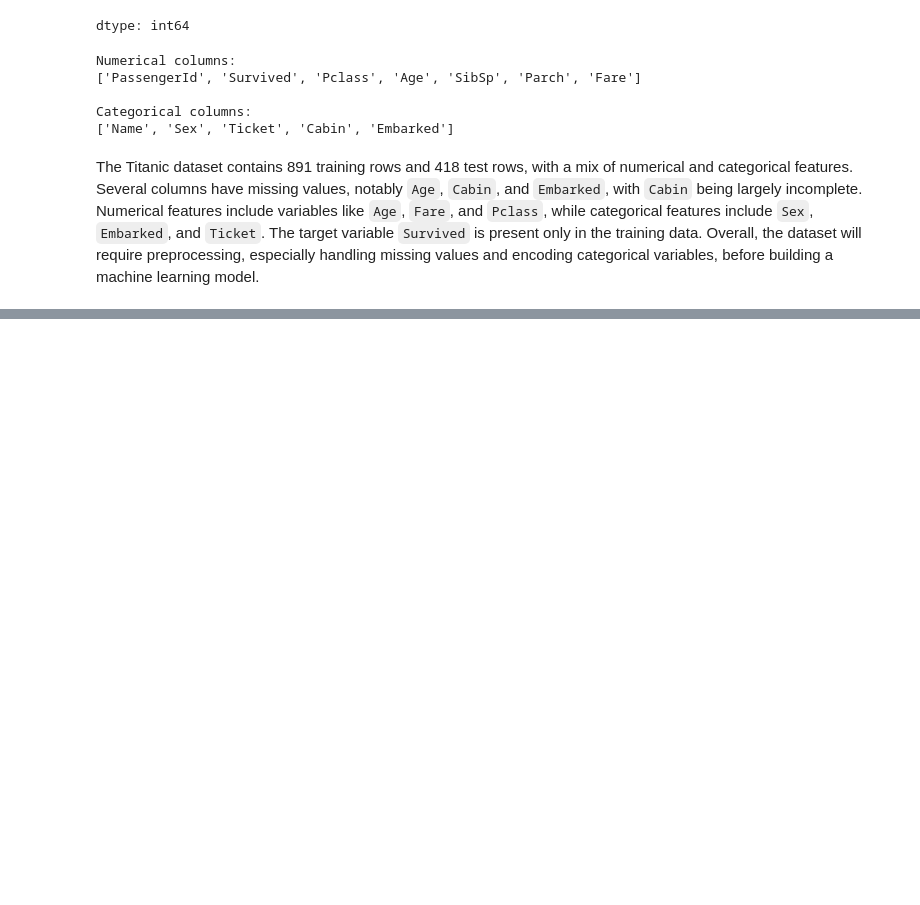
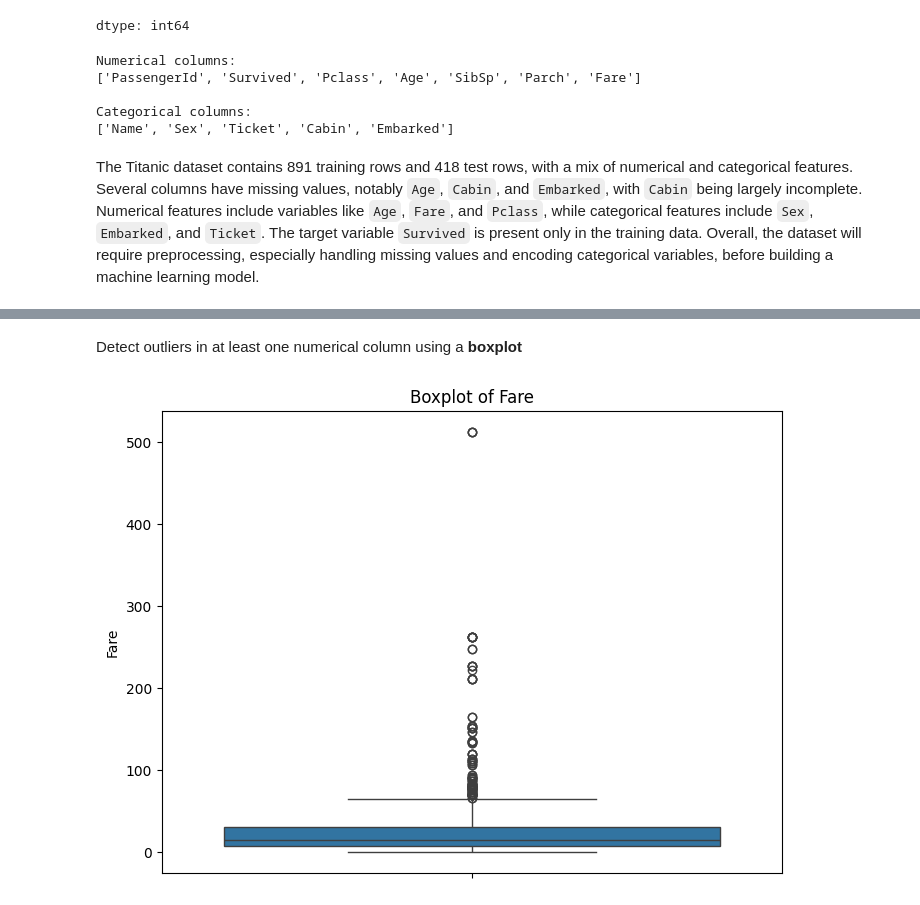
Before and after one commit to Shihab026/Neurofive-ml-track, a Jupyter notebook: Titanic.ipynb, the cells around one changed output, grey strips where cells are left out. Drawn from its saved outputs; the diff is of its cells as text; code cells hidden in the pictures; blank space fills up the shorter version.

Commit message:
Add files via upload
"Add data loading, cleaning, and initial visualizations for Titanic dataset"

```diff
--- a/Titanic.ipynb
+++ b/Titanic.ipynb
@@ -79,0 +80,16 @@ The Titanic dataset contains 891 training rows and 418 test rows, with a mix of
+# %%
+# Fill missing 'Age' values with the median
+df['Age'] = df['Age'].fillna(df['Age'].median())
+
+# Fill missing 'Embarked' values with the mode
+df['Embarked'] = df['Embarked'].fillna(df['Embarked'].mode()[0])
+
+# Drop 'Cabin' column due to a high number of missing values (errors='ignore' prevents error if column is already dropped)
+df.drop('Cabin', axis=1, inplace=True, errors='ignore')
+
+print("Missing values after handling:")
+display(df.isnull().sum()[df.isnull().sum() > 0])
+
+# Display a summary of the cleaned data to show updated info
+print("\nUpdated DataFrame Info after handling missing values:")
+df.info()
@@ -79,0 +127,14 @@ The Titanic dataset contains 891 training rows and 418 test rows, with a mix of
+# %% [markdown]
+Detect outliers in at least one numerical column using a **boxplot**
+# %%
+import matplotlib.pyplot as plt
+import seaborn as sns
+
+# Create a boxplot for the 'Fare' column
+plt.figure(figsize=(8, 6))
+sns.boxplot(y=df['Fare'])
+plt.title('Boxplot of Fare')
+plt.ylabel('Fare')
+plt.show()
+# %% [output]
+[figure, added]
```
Also changed, not shown: parts of 16 cells of this notebook.
